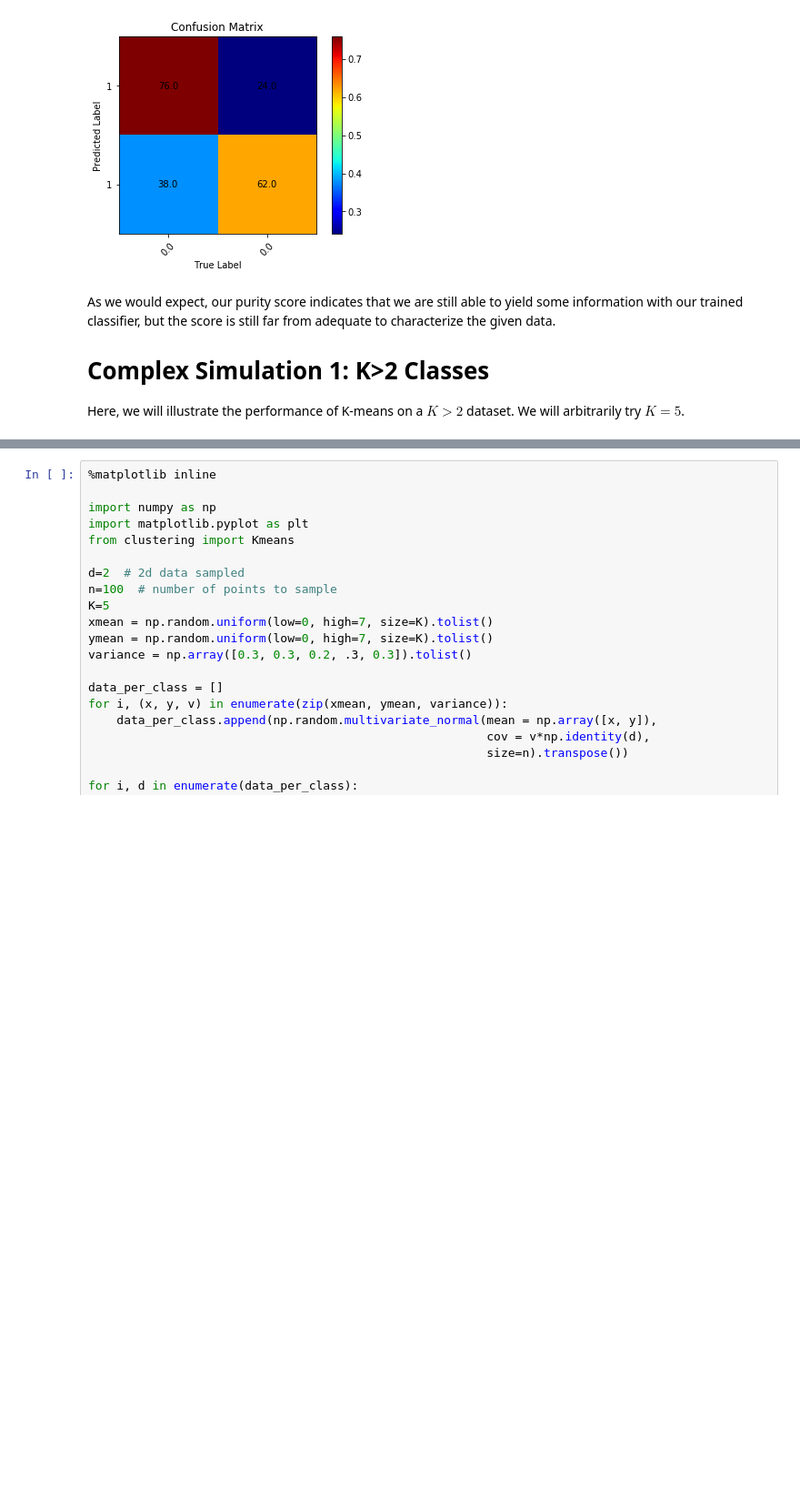
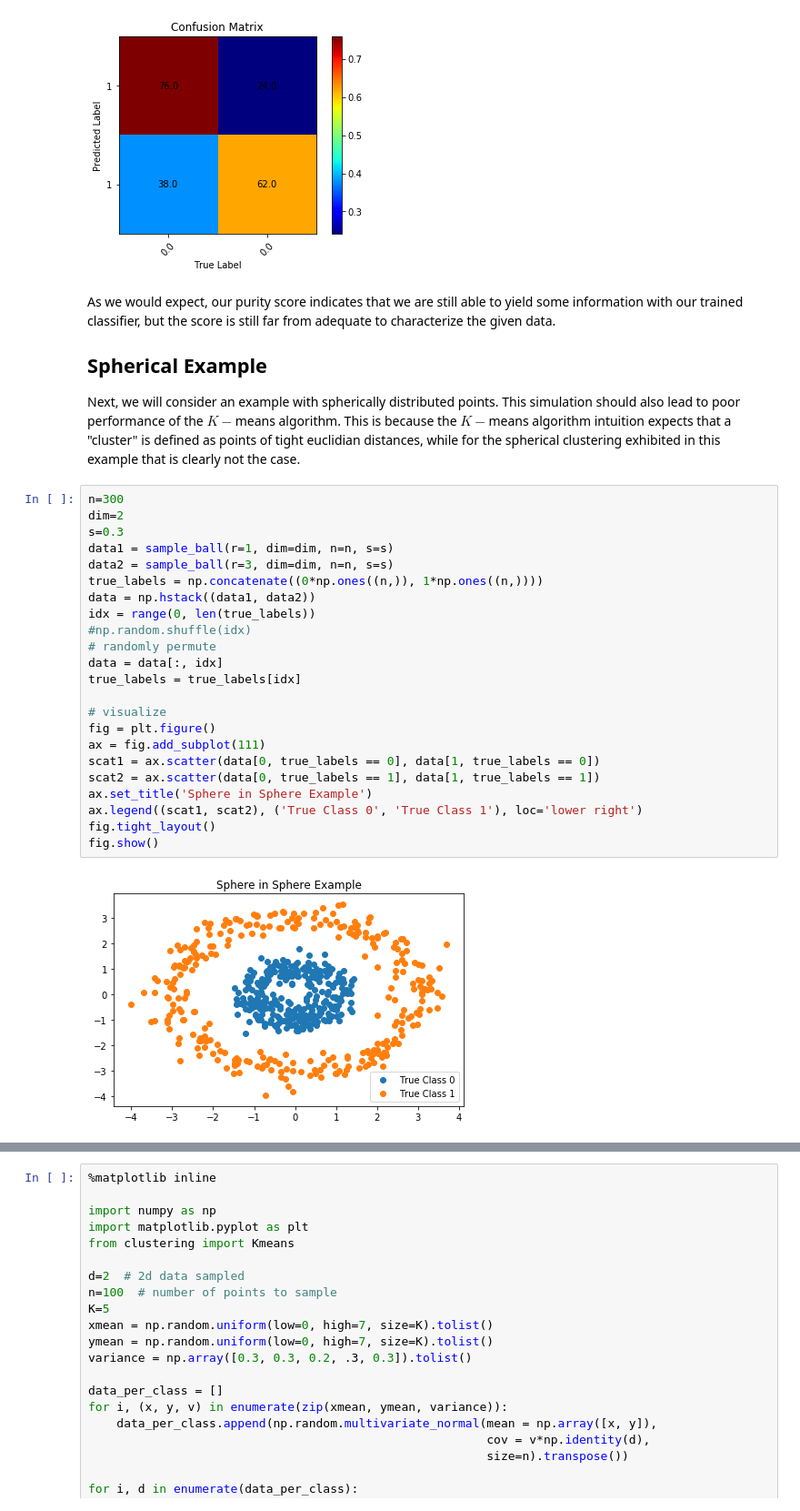
Before and after one commit to ebridge2/ams_446, a Jupyter notebook: Kmeans.ipynb, the cells around one changed output, grey strips where cells are left out. Shown at 91% size. Saved outputs shown, nothing was run; the diff lists cells and outputs as text; blank space fills up the shorter version.

```diff
--- a/Kmeans.ipynb
+++ b/Kmeans.ipynb
@@ -396,6 +406,31 @@ purity = 0.69
 # %% [markdown]
 As we would expect, our purity score indicates that we are still able to yield some information with our trained classifier, but the score is still far from adequate to characterize the given data.
 
-# Complex Simulation 1: K>2 Classes
+## Spherical Example
 
-Here, we will illustrate the performance of K-means on a $K>2$ dataset. We will arbitrarily try $K=5$.
+Next, we will consider an example with spherically distributed points. This simulation should also lead to poor performance of the $K-$means algorithm. This is because the $K-$means algorithm intuition expects that a "cluster" is defined as points of tight euclidian distances, while for the spherical clustering exhibited in this example that is clearly not the case.
+# %%
+n=300
+dim=2
+s=0.3
+data1 = sample_ball(r=1, dim=dim, n=n, s=s)
+data2 = sample_ball(r=3, dim=dim, n=n, s=s)
+true_labels = np.concatenate((0*np.ones((n,)), 1*np.ones((n,))))
+data = np.hstack((data1, data2))
+idx = range(0, len(true_labels))
+#np.random.shuffle(idx)
+# randomly permute
+data = data[:, idx]
+true_labels = true_labels[idx]
+
+# visualize
+fig = plt.figure()
+ax = fig.add_subplot(111)
+scat1 = ax.scatter(data[0, true_labels == 0], data[1, true_labels == 0])
+scat2 = ax.scatter(data[0, true_labels == 1], data[1, true_labels == 1])
+ax.set_title('Sphere in Sphere Example')
+ax.legend((scat1, scat2), ('True Class 0', 'True Class 1'), loc='lower right')
+fig.tight_layout()
+fig.show()
+# %% [output]
+[figure, added]
```
Also changed, not shown: parts of 12 cells of this notebook, 1 other file.
